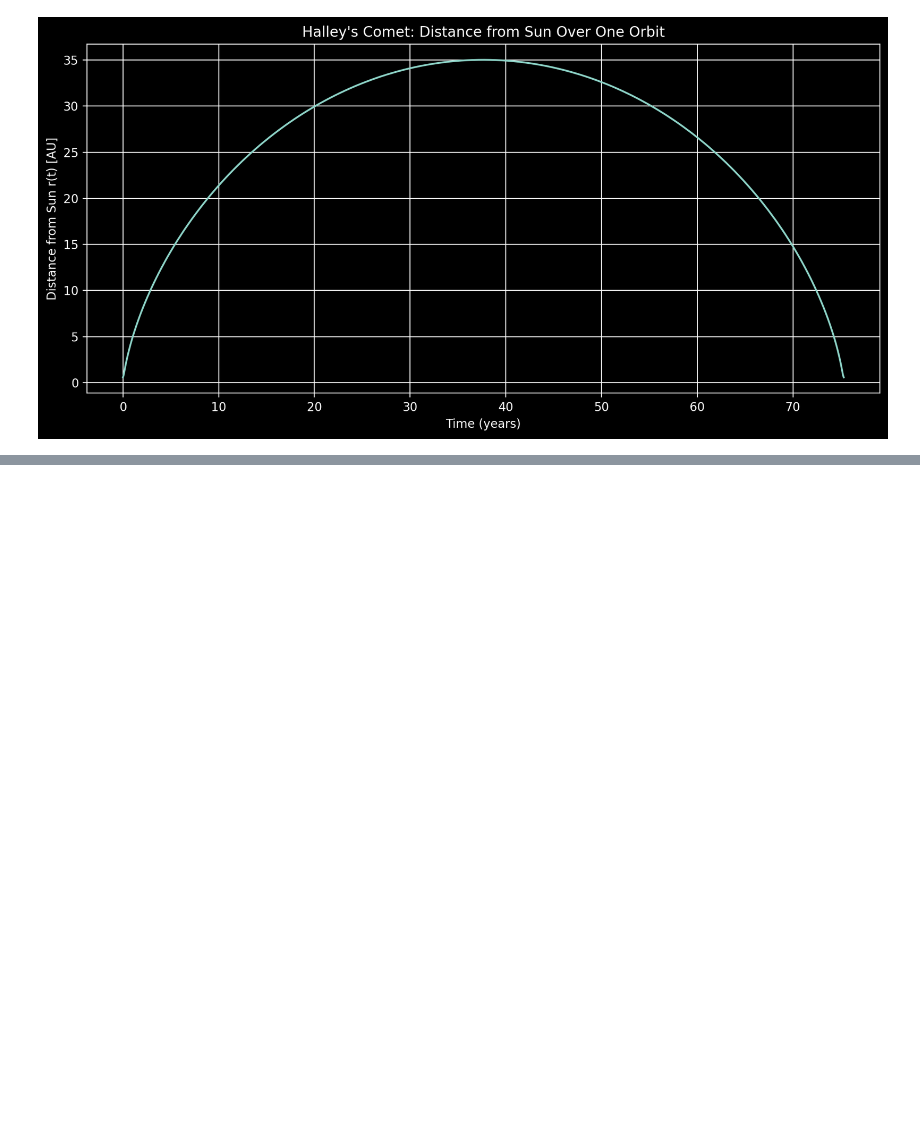
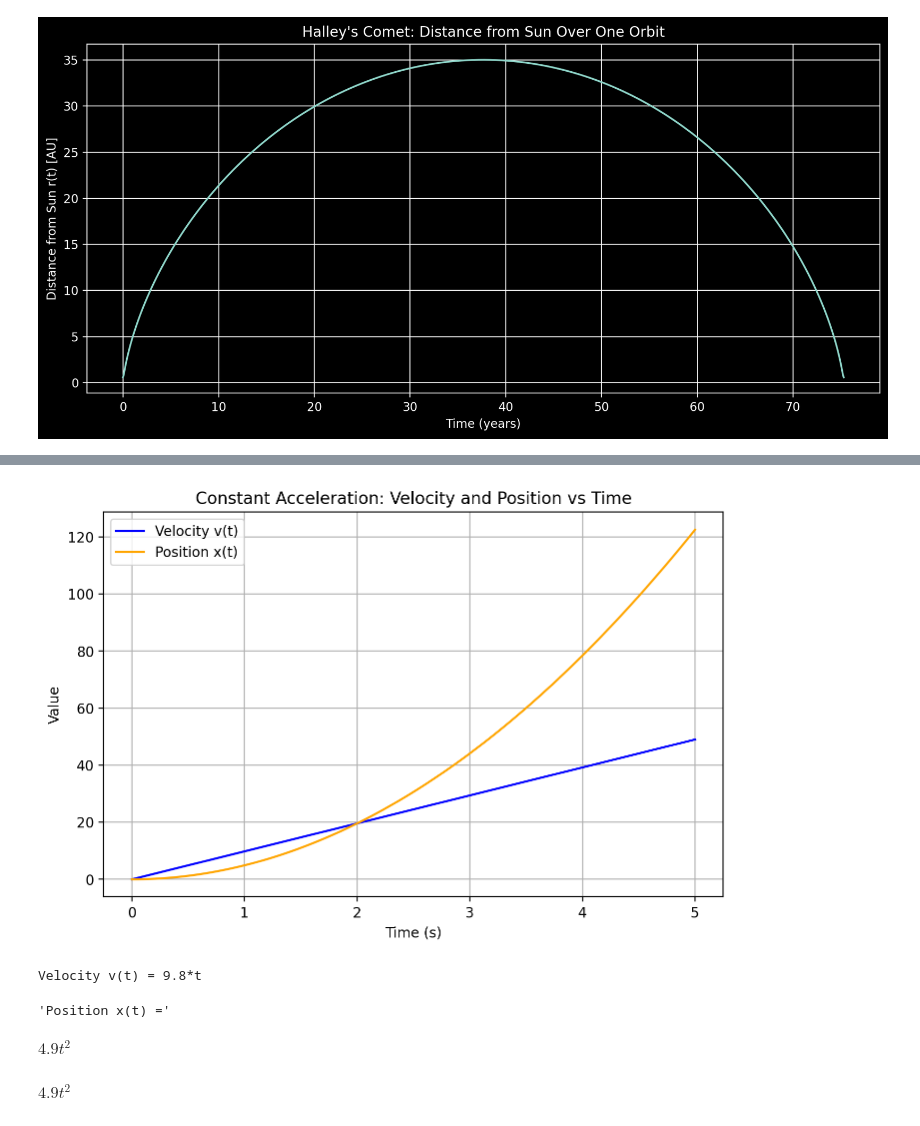
Before and after one commit to gharriso/AstroPython, a Jupyter notebook: CourseraCalculus/calculusPlay.ipynb, the cells around one changed output, grey strips where cells are left out. Cells and saved outputs as stored; diff of their text form; code cells hidden in the pictures; blank space fills up the shorter version.

```diff
--- a/CourseraCalculus/calculusPlay.ipynb
+++ b/CourseraCalculus/calculusPlay.ipynb
@@ -282,0 +339,54 @@ plt.show()
+# %%
+from sympy import symbols, integrate, Eq, solve
+import numpy as np
+import matplotlib.pyplot as plt
+
+# Step 1: Define variables
+t = symbols('t', real=True)
+a = 9.8  # constant acceleration in m/s^2
+
+# Step 2: Integrate acceleration -> velocity + C1
+C1 = symbols('C1')
+v = integrate(a, t) + C1
+
+# Step 3: Apply initial velocity v(0) = 0
+C1_sol = solve(Eq(v.subs(t, 0), 0), C1)[0]
+v = v.subs(C1, C1_sol)  # v = 2*t
+
+# Step 4: Integrate velocity -> position + C2
+C2 = symbols('C2')
+x = integrate(v, t) + C2
+
+# Step 5: Apply initial position x(0) = 0
+C2_sol = solve(Eq(x.subs(t, 0), 0), C2)[0]
+x = x.subs(C2, C2_sol)  # x = t**2
+
+# Step 6: Convert to numeric functions for plotting
+v_func = lambda t_val: float(v.subs(t, t_val))
+x_func = lambda t_val: float(x.subs(t, t_val))
+
+# Step 7: Create time values and compute v(t) and x(t)
+t_vals = np.linspace(0, 5, 100)
+v_vals = [v_func(tv) for tv in t_vals]
+x_vals = [x_func(tv) for tv in t_vals]
+
+# Step 8: Plot results
+plt.figure(figsize=(8,5))
+plt.plot(t_vals, v_vals, label='Velocity v(t)', color='blue')
+plt.plot(t_vals, x_vals, label='Position x(t)', color='orange')
+plt.xlabel('Time (s)')
+plt.ylabel('Value')
+plt.title('Constant Acceleration: Velocity and Position vs Time')
+plt.legend()
+plt.grid(True)
+plt.show()
+
+print("Velocity v(t) =", v)
+display("Position x(t) =", x)
+display(x)
+# %% [output]
+[figure, added]
+Velocity v(t) = 9.8*t
+'Position x(t) ='
+$\displaystyle 4.9 t^{2}$
+$\displaystyle 4.9 t^{2}$
```
Also changed, not shown: parts of 3 cells of this notebook, 1 other file.
